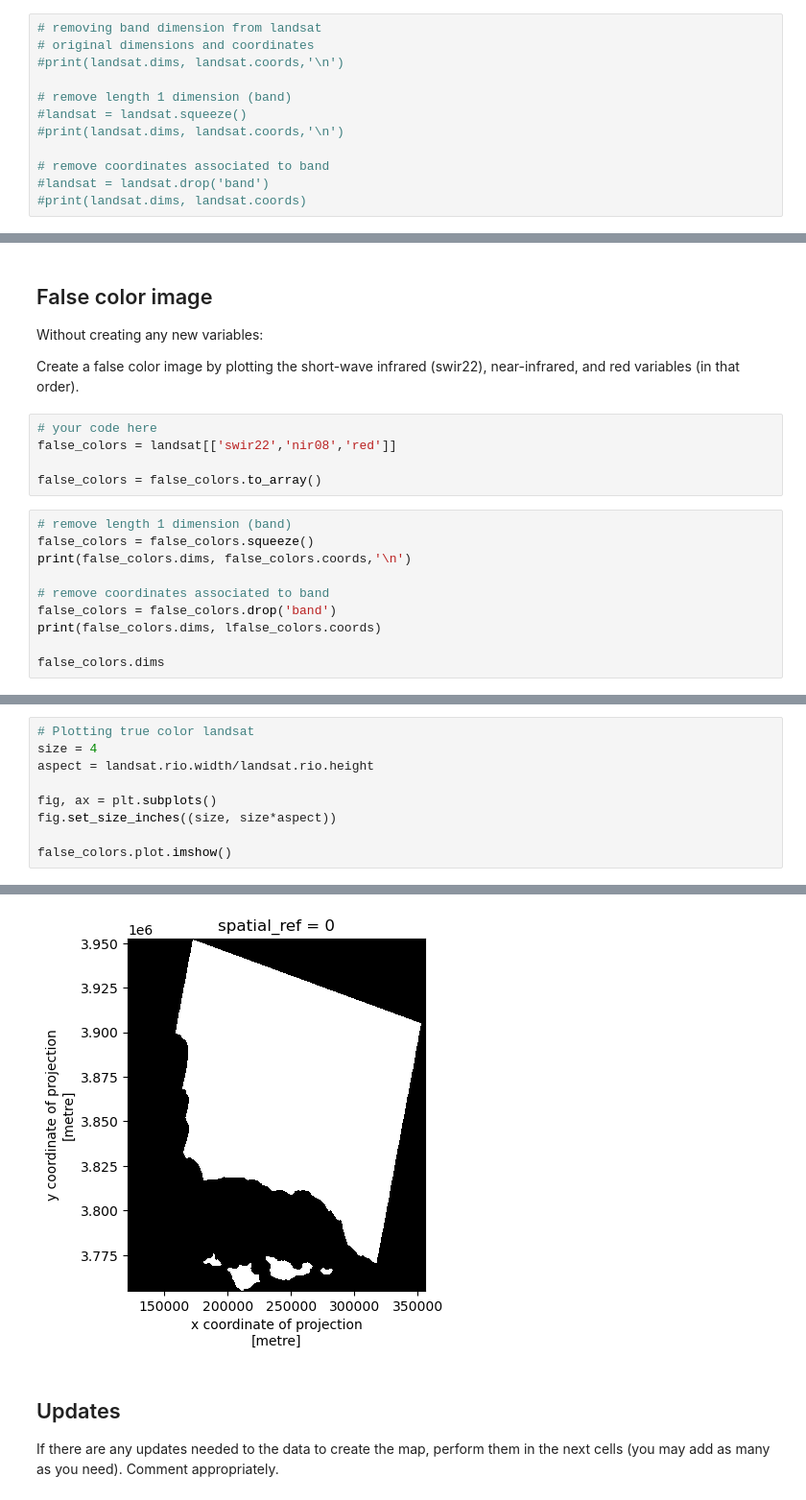
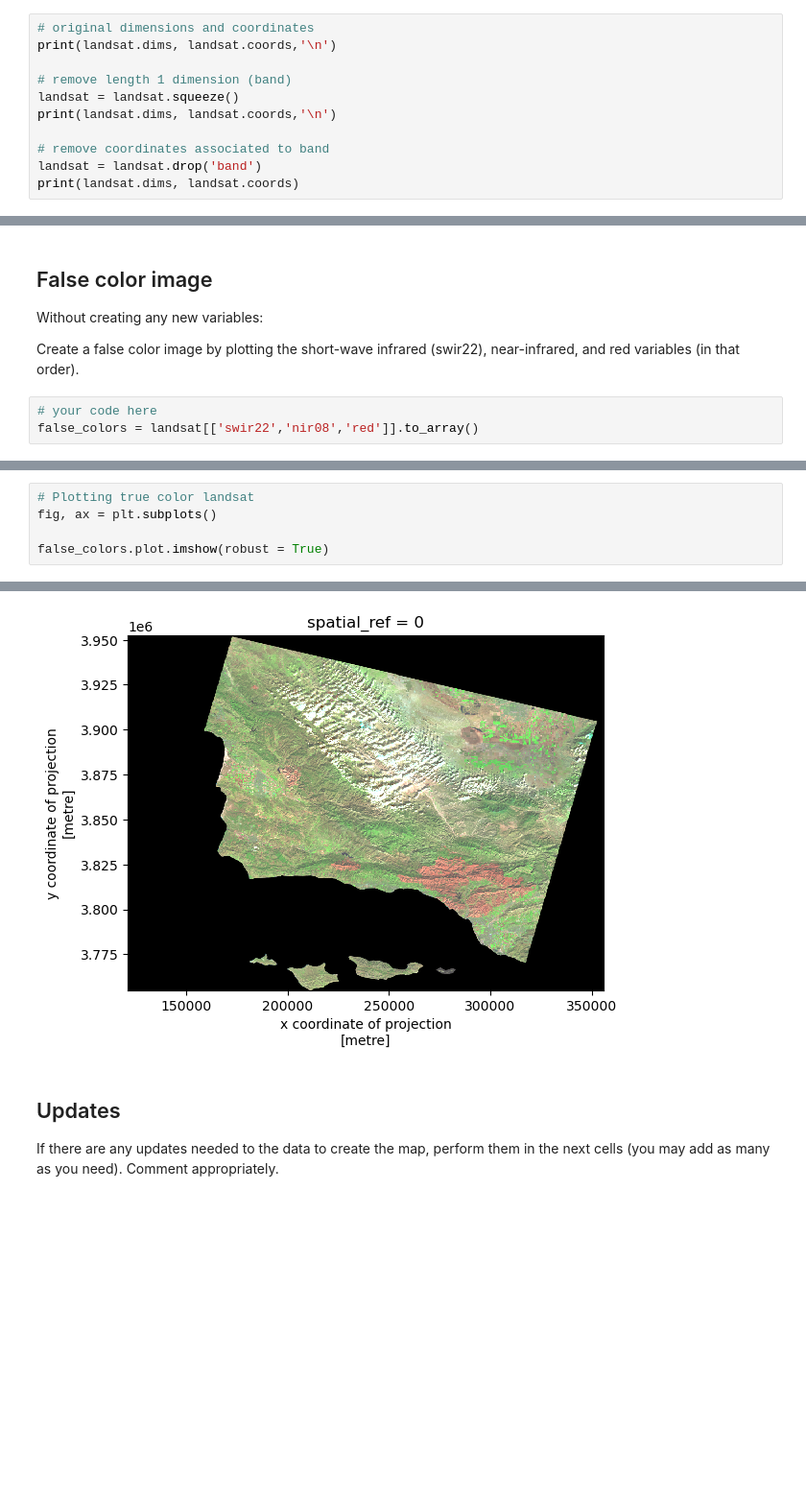
Before and after one commit to saingersoll/eds220-hwk-4, a Jupyter notebook: hwk4-task2-false-color.ipynb, the cells around one changed output, grey strips where cells are left out. Shown at 96% size. Cells and saved outputs as stored; diff of their text form; blank space fills up the shorter version.

```diff
--- a/hwk4-task2-false-color.ipynb
+++ b/hwk4-task2-false-color.ipynb
@@ -122,12 +136,11 @@ Use the next cell(s) to perform relevant explorations of these datasets.
 # %%
-# removing band dimension from landsat
 # original dimensions and coordinates
-#print(landsat.dims, landsat.coords,'\n')
+print(landsat.dims, landsat.coords,'\n')
 
 # remove length 1 dimension (band)
-#landsat = landsat.squeeze()
-#print(landsat.dims, landsat.coords,'\n')
+landsat = landsat.squeeze()
+print(landsat.dims, landsat.coords,'\n')
 
 # remove coordinates associated to band
-#landsat = landsat.drop('band')
-#print(landsat.dims, landsat.coords)
+landsat = landsat.drop('band')
+print(landsat.dims, landsat.coords)
@@ -245,16 +223,4 @@ Without creating any new variables:
 Create a false color image by plotting the short-wave infrared (swir22), near-infrared, and red variables (in that order).
 # %%
 # your code here
-false_colors = landsat[['swir22','nir08','red']]
-
-false_colors = false_colors.to_array()
+false_colors = landsat[['swir22','nir08','red']].to_array()
-# %%
-# remove length 1 dimension (band)
-false_colors = false_colors.squeeze()
-print(false_colors.dims, false_colors.coords,'\n')
-
-# remove coordinates associated to band
-false_colors = false_colors.drop('band')
-print(false_colors.dims, lfalse_colors.coords)
-
-false_colors.dims
@@ -269,10 +227,6 @@ NameError: name 'lfalse_colors' is not defined
 # %%
 # Plotting true color landsat
-size = 4
-aspect = landsat.rio.width/landsat.rio.height
+fig, ax = plt.subplots()
 
-fig, ax = plt.subplots()
-fig.set_size_inches((size, size*aspect))
-
-false_colors.plot.imshow()
+false_colors.plot.imshow(robust = True)
 # %% [output]
@@ -281,4 +234,4 @@ Clipping input data to the valid range for imshow with RGB data ([0..1] for floa
-[figure, old version]
+[figure, new version]
 # %% [markdown]
 ## Updates
 
```
Also changed, not shown: parts of 20 cells of this notebook, 1 other file.
